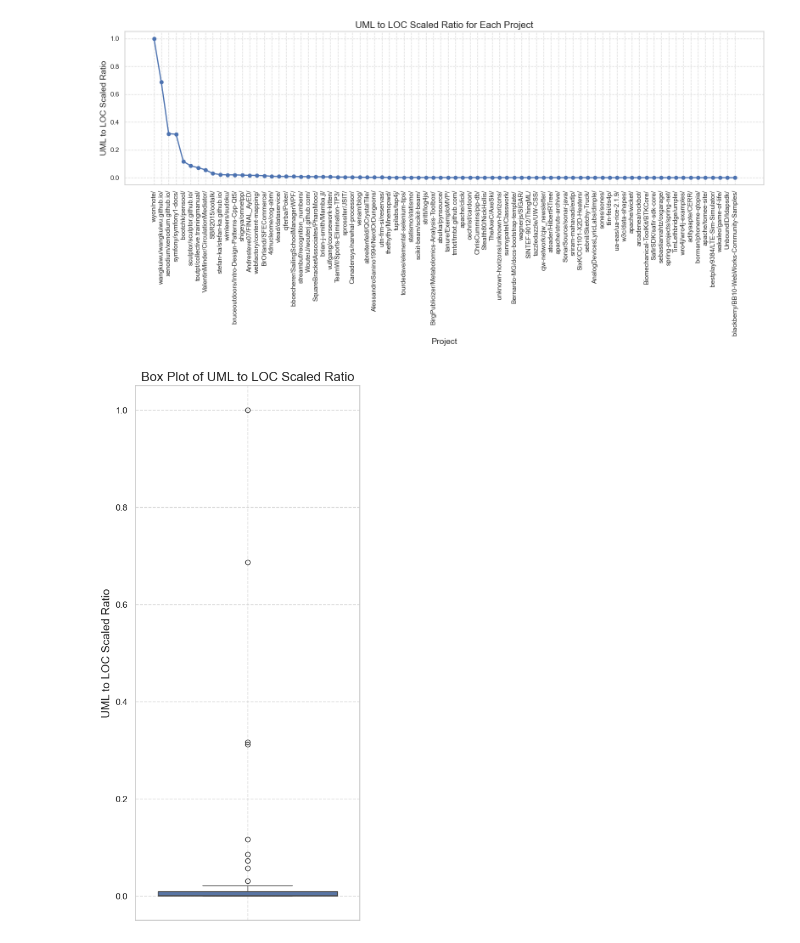
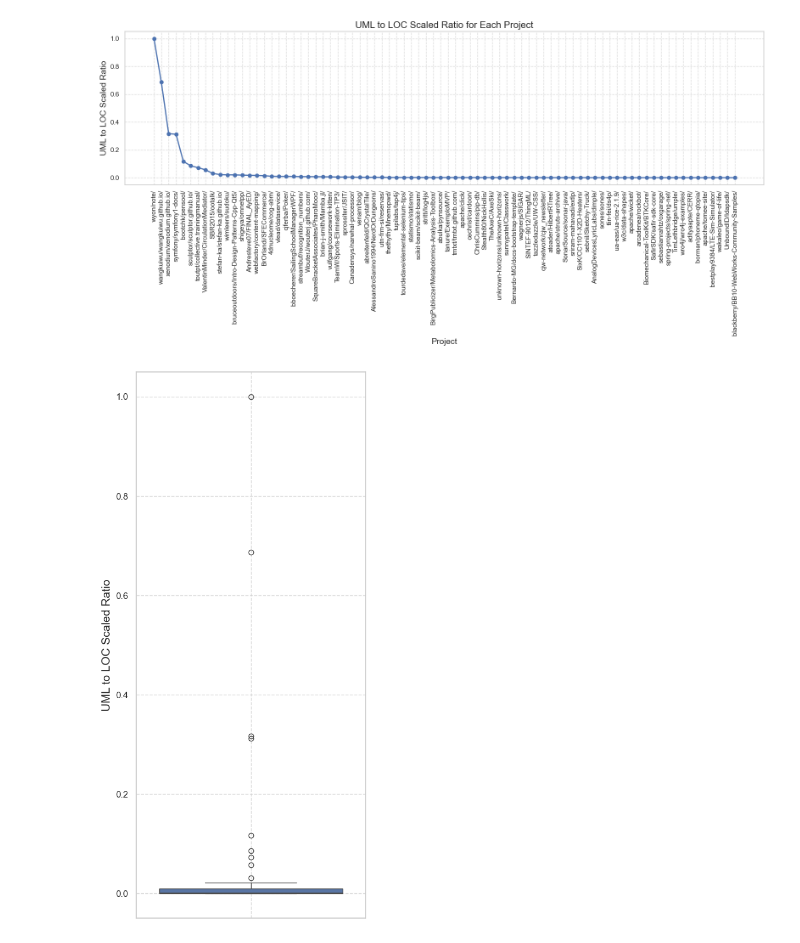
Before and after one commit to zakipauzi/uml_code_traceability, a Jupyter notebook: 2_filter_repos.ipynb, the cells around one changed output. Drawn from its saved outputs; the diff is of its cells as text; code cells hidden in the pictures.

Commit message:
remove title

```diff
--- a/2_filter_repos.ipynb
+++ b/2_filter_repos.ipynb
@@ -533,26 +533,25 @@ plt.show()
 # %%
 import seaborn as sns
 
 # Set the style
 sns.set(style="whitegrid")
 
 # Create the box plot with a different color palette
 plt.figure(figsize=(5, 12))
 boxplot = sns.boxplot(data=sampled_class_diagrams_df, y='UML_LOC_ratio_scaled')
 
 # Add labels and title
 plt.ylabel('UML to LOC Scaled Ratio', fontsize=14)
-plt.title('Box Plot of UML to LOC Scaled Ratio', fontsize=16)
 
 # Add grid lines
 plt.grid(True, linestyle='--', alpha=0.7)
 
 # Label the anomalies with project names
 for i, point in sampled_class_diagrams_df.iterrows():
     if point['UML_LOC_ratio_scaled'] > boxplot.get_ylim()[1] or point['UML_LOC_ratio_scaled'] < boxplot.get_ylim()[0]:
         plt.text(0, point['UML_LOC_ratio_scaled'], point['Project'], horizontalalignment='left', size='medium', color='black', weight='semibold')
 
 # Show the plot
 plt.show()
 # %% [output]
-[figure, old version]
+[figure, new version]
```
Also changed, not shown: 1 other file.
